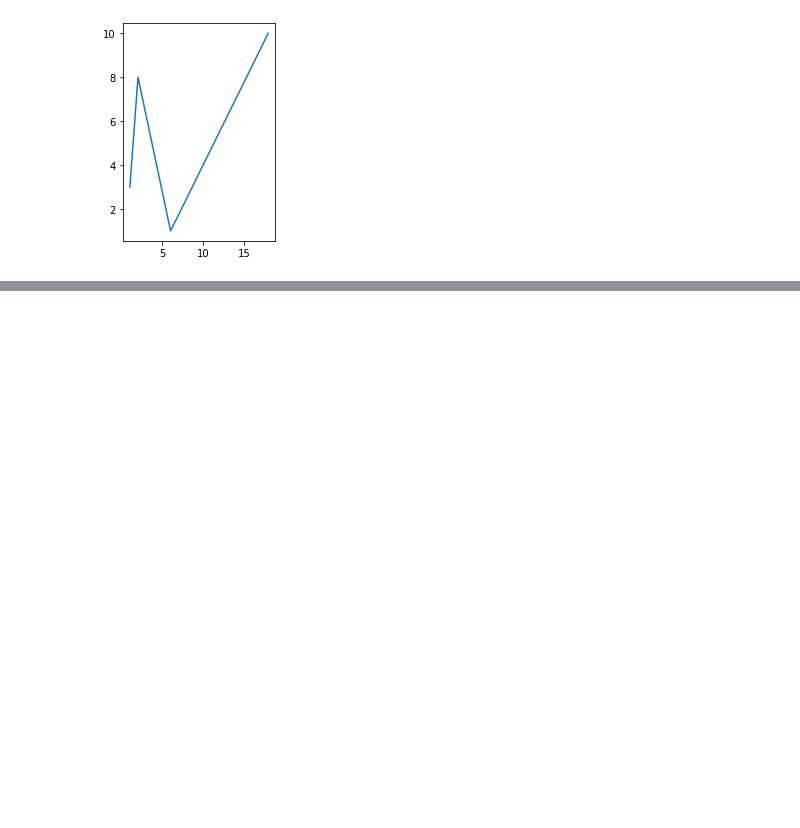
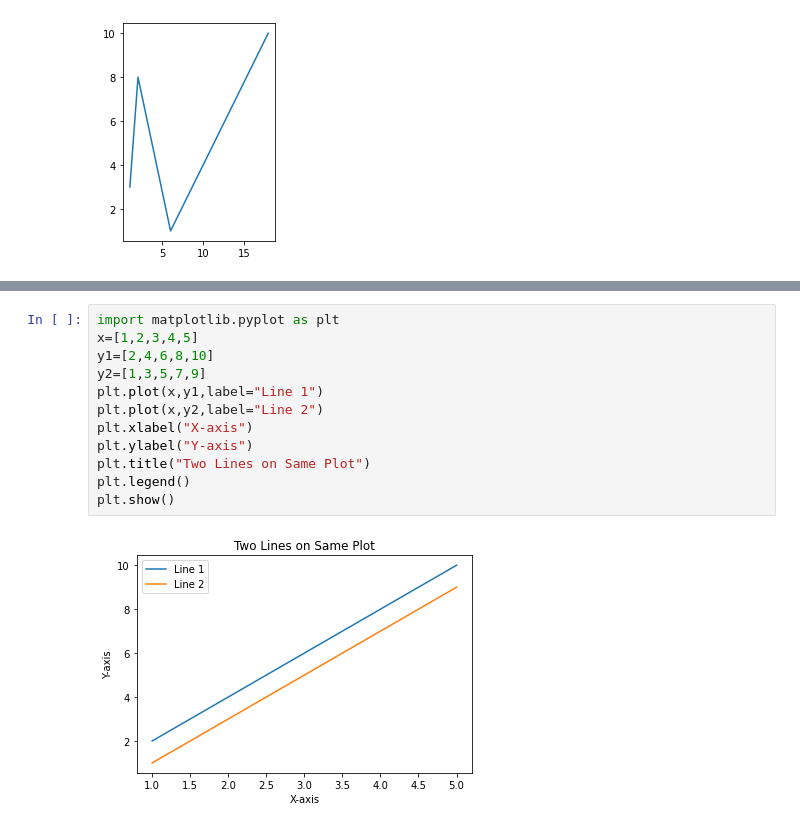
Before and after one commit to minhaj480/Python, a Jupyter notebook: minhaj/Minhaj2.ipynb, the cells around one changed output, grey strips where cells are left out. Cells and saved outputs as stored; diff of their text form; blank space fills up the shorter version.

```diff
--- a/minhaj/Minhaj2.ipynb
+++ b/minhaj/Minhaj2.ipynb
@@ -120,0 +153,14 @@ plt.plot(x,y)
+# %%
+import matplotlib.pyplot as plt
+x=[1,2,3,4,5]
+y1=[2,4,6,8,10]
+y2=[1,3,5,7,9]
+plt.plot(x,y1,label="Line 1")
+plt.plot(x,y2,label="Line 2")
+plt.xlabel("X-axis")
+plt.ylabel("Y-axis")
+plt.title("Two Lines on Same Plot")
+plt.legend()
+plt.show()
+# %% [output]
+[figure, added]
```
Also changed, not shown: parts of 3 cells of this notebook.
